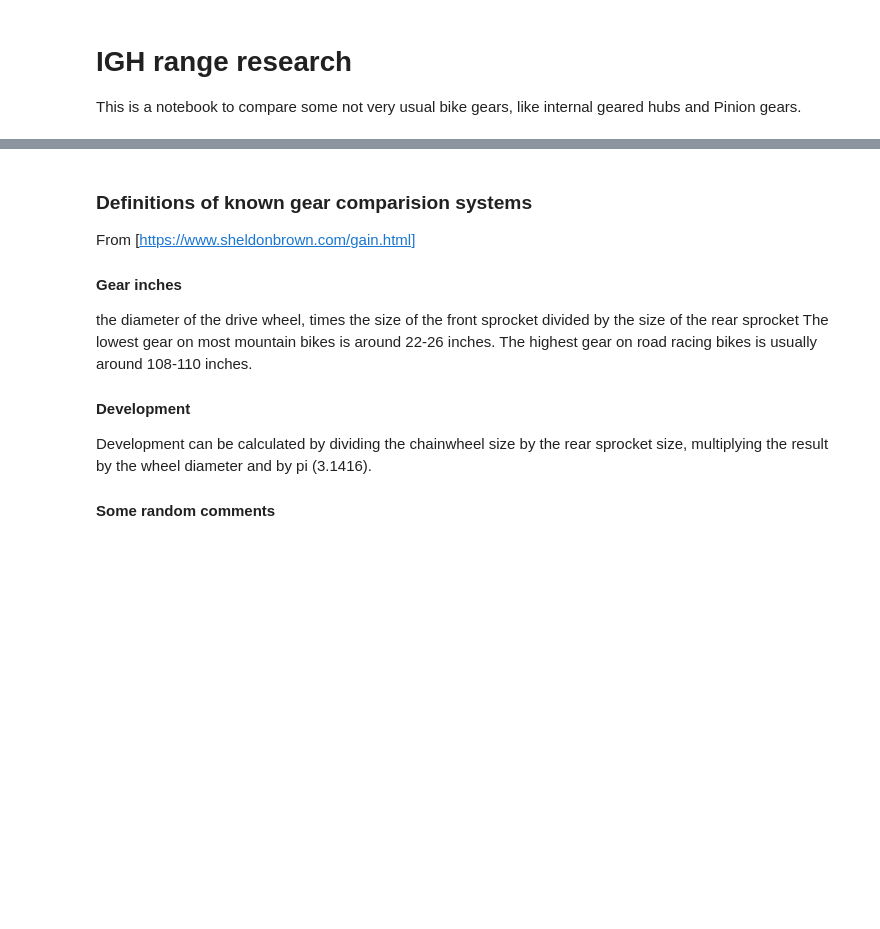
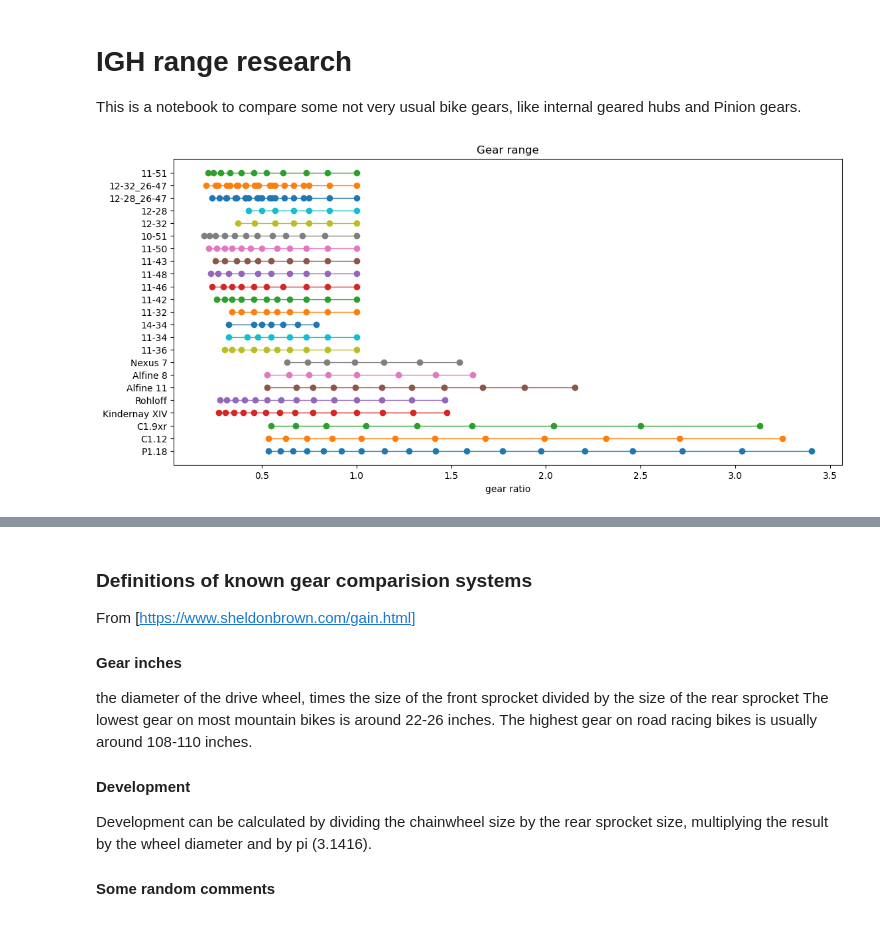
Before and after one commit to SergeyVlSorokin/BikeGears, a Jupyter notebook: Bike Gears.ipynb, the cells around one changed output, grey strips where cells are left out. Cells and saved outputs as stored; diff of their text form; code cells hidden in the pictures; blank space fills up the shorter version.

Commit message:
Add more plots

```diff
--- a/Bike Gears.ipynb
+++ b/Bike Gears.ipynb
@@ -9,13 +11,44 @@ from matplotlib import pyplot as plt
 # %%
 rohloff = np.array([0.279, 0.316, 0.360, 0.409, 0.464, 0.528, 0.600, 0.682, 0.774, 0.881, 1.000, 1.135, 1.292, 1.467]) # source: wikipedia
-kindernay_xiv = np.geomspace(1, 5.43, 14)  # Exact ratios not known
-p1_18 = np.array([0.55, 0.61, 0.68, 0.76, 0.84, 0.94, 1.05, 1.18, 1.32, 1.45, 1.61, 1.82, 2.04, 2.27, 2.50, 2.78, 3.13, 3.45]) #source: Cycle Monkey
-c1_12 = np.array([0.55, 0.64, 0.76, 0.89, 1.05, 1.23, 1.45, 1.72, 2.04, 2.38, 2.78, 3.33]) #source: Cycle Monkey
+kindernay_xiv = np.array([0.272, 0.309, 0.353, 0.402, 0.458, 0.521, 0.594, 0.676, 0.770, 0.878, 1.000, 1.138, 1.297, 1.477]) # source: https://kindernay.com/product/kindernay-xiv/
+p1_18 = np.array([0.53413389, 0.59743865, 0.66469995, 0.73987435, 0.8269184 , 0.92187553,
+                  1.02474576, 1.14739873, 1.27796479, 1.41644395, 1.58261894, 1.77253321,
+                  1.97431713, 2.20379687, 2.4570159 , 2.71814803, 3.03467181, 3.40263072]) #source: calculated from https://www.idworx-bikes.de/bicycle-gear-ratio-chart
+c1_12 = np.array([0.53413389, 0.62513448, 0.73987435, 0.87044042, 1.02474576, 1.20279039,
+                  1.4124874 , 1.68153262, 1.99014331, 2.31853674, 2.70627838, 3.24832537]) # source: calculated from https://www.idworx-bikes.de/bicycle-gear-ratio-chart
 c1_9xr = np.array([0.55, 0.68, 0.84, 1.05, 1.32, 1.61, 2.04, 2.50, 3.13]) #source: Cycle Monkey
 alfine11 = np.array([0.527, 0.681, 0.770, 0.878, 0.995, 1.134, 1.292, 1.462, 1.667, 1.888, 2.153]) # source: Sheldon Brown
 alfine8 = np.array([0.527, 0.644, 0.748, 0.851, 1.000, 1.223, 1.419, 1.615]) # source: Sheldon Brown
 nexus7 = np.array([0.632, 0.741, 0.843, 0.989, 1.145, 1.335, 1.545]) # source: Sheldon Brown
+cassette_11_42 = 11/np.array([11, 13, 15, 17, 19, 21, 24, 28, 32, 36, 42][::-1])
+cassette_11_43 = 11/np.array([11, 13, 15, 17, 20, 23, 26, 30, 36, 43][::-1])
+cassette_11_46 = 11/np.array([11, 13, 15, 18, 21, 24, 28, 32, 37, 46][::-1])
+cassette_11_48 = 11/np.array([11, 13, 15, 17, 20, 23, 28, 34, 41, 48][::-1])
+cassette_11_36 = 11/np.array([11, 13, 15, 17, 19, 21, 24, 28, 32, 36][::-1])
+cassette_11_34 = 11/np.array([11, 13, 15, 17, 20, 23, 26, 34])[::-1]
+cassette_14_34 = 11/np.array([14, 16, 18, 20, 22, 24, 34])[::-1]
+cassette_11_32 = 11/np.array([11, 13, 15, 17, 19, 21, 24, 28, 32])[::-1]
+cassette_12_32 = 12/np.array([12, 14, 16, 18, 21, 26, 32][::-1])
+cassette_12_28 = 12/np.array([12, 14, 16, 18, 21, 24, 28][::-1])
+cassette_12_28_26_47 = np.sort((cassette_12_28 * 26/np.array([[26], [36], [47]])).ravel())
+cassette_12_32_26_47 = np.sort((cassette_12_32 * 26/np.array([[26], [36], [47]])).ravel())
+sram_11_50 = 11/np.array([11, 13, 15, 17, 19, 22, 25, 28, 32, 36, 42, 50][::-1])
+shimano_10_51 = 10/np.array([10, 12, 14, 16, 18, 21, 24, 28, 33, 39, 45, 51][::-1])
+shimano_11_51 = 11/np.array([11, 13, 15, 18, 21, 24, 28, 33, 39, 45, 51][::-1])
 # %%
 gearboxes = {'P1.18': p1_18, 'C1.12': c1_12, 'C1.9xr': c1_9xr,
              'Kindernay XIV': kindernay_xiv, 'Rohloff': rohloff,
-             'Alfine 11': alfine11, 'Alfine 8': alfine8, 'Nexus 7': nexus7}
+             'Alfine 11': alfine11, 'Alfine 8': alfine8, 'Nexus 7': nexus7,
+             '11-36': cassette_11_36, '11-34': cassette_11_34, '14-34': cassette_14_34, '11-32': cassette_11_32, '11-42': cassette_11_42, '11-46': cassette_11_46, '11-48': cassette_11_48,  '11-43': cassette_11_43, '11-50': sram_11_50, '10-51': shimano_10_51,
+             '12-32': cassette_12_32, '12-28': cassette_12_28, '12-28_26-47': cassette_12_28_26_47, '12-32_26-47': cassette_12_32_26_47,
+              '11-51': shimano_11_51}
+# %%
+fig, ax = plt.subplots(figsize=(13, 6))
+ax.set_title('Gear range')
+for i, gear_name in enumerate(gearboxes):
+    gears = gearboxes[gear_name]
+    ax.plot(gears, [i]*len(gears), lw=1, marker='o', label=gear_name)
+ax.set_xlabel('gear ratio')
+_ = ax.set_yticks(np.arange(len(gearboxes)), gearboxes.keys())
+# %% [output]
+[figure, added]
```
Also changed, not shown: parts of 24 cells of this notebook.
